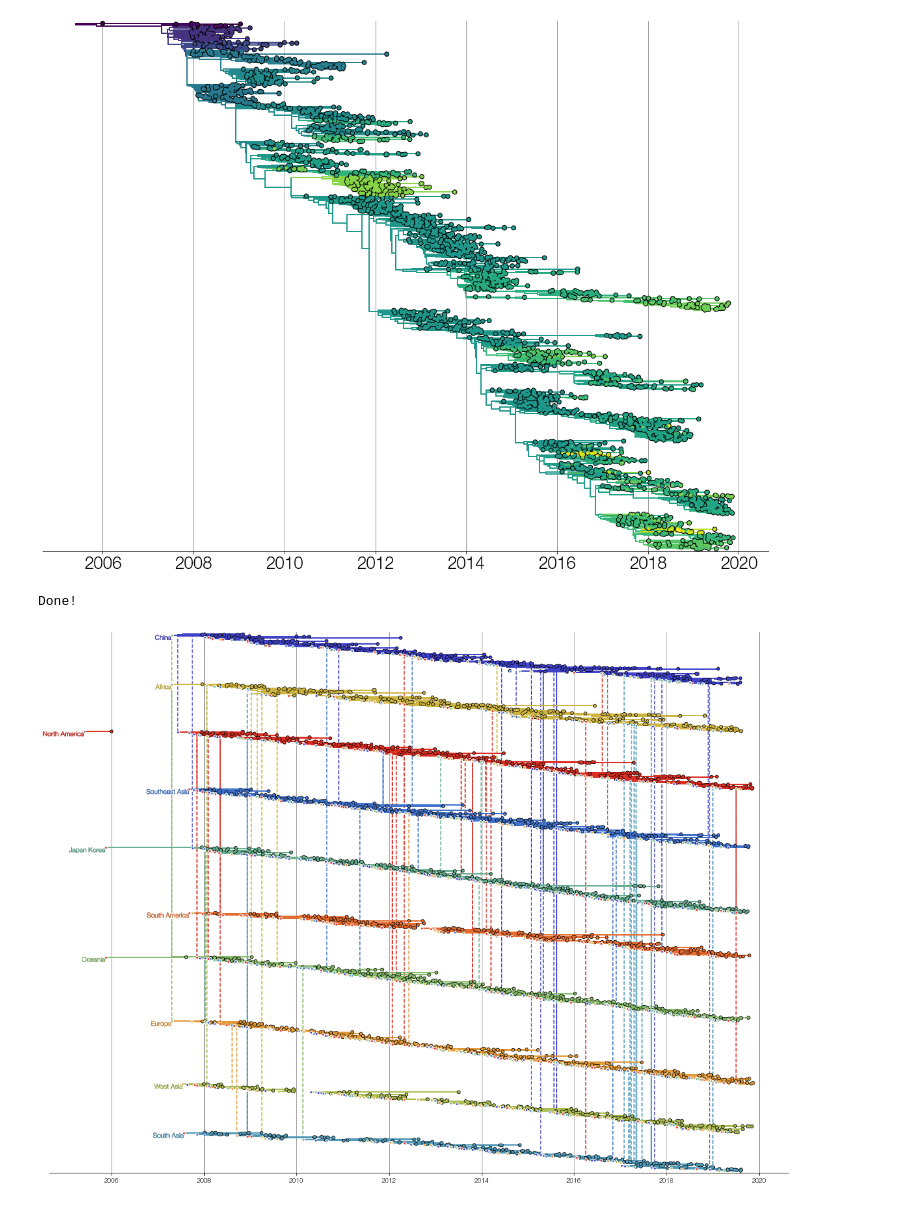
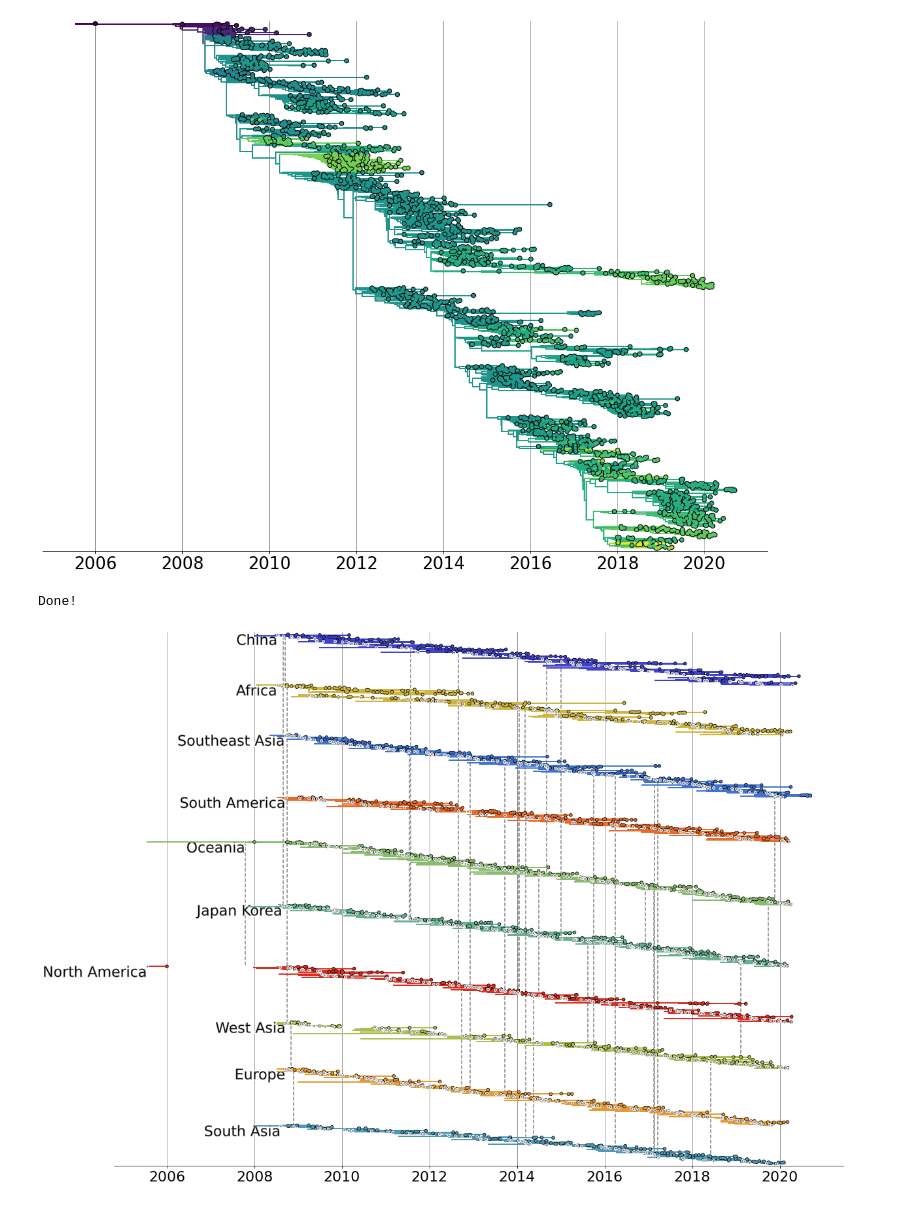
Before and after one commit to evogytis/baltic, a Jupyter notebook: docs/notebooks/galindia.ipynb, the cells around one changed output. Drawn from its saved outputs; the diff is of its cells as text; code cells hidden in the pictures.

```diff
--- a/docs/notebooks/galindia.ipynb
+++ b/docs/notebooks/galindia.ipynb
@@ -7,52 +7,34 @@ galindia is a Jupyter notebook that provides some example code of how to combine
 ------------
 
 Copyright 2017 [Gytis Dudas](https://twitter.com/evogytis). Licensed under a [Creative Commons Attribution-NonCommercial-ShareAlike 4.0 International License](http://creativecommons.org/licenses/by-nc-sa/4.0/).
-# %%
-try:
-    import imp
-    bt = imp.load_source('baltic', '/Users/evogytis/Documents/baltic/baltic.py')
-except:
-    import importlib.machinery
-    import importlib.util
-    loader = importlib.machinery.SourceFileLoader('baltic','/Users/evogytis/Documents/baltic/baltic.py')
-    spec = importlib.util.spec_from_loader(loader.name, loader)
-    bt = importlib.util.module_from_spec(spec)
-    loader.exec_module(bt)
 # %%
 from IPython.display import HTML
 import re,copy,json
 
-%matplotlib inline
 import matplotlib as mpl
 from matplotlib import pyplot as plt
 import matplotlib.patheffects as path_effects
 
+import baltic as bt
+
 import numpy as np
 
-try:
-    from StringIO import StringIO as sio
-    from cStringIO import StringIO as csio
-except ImportError:
-    from io import StringIO as sio
-    from io import BytesIO as csio
+from io import StringIO as sio
+from io import BytesIO as csio
 
 import requests
 json_url='http://data.nextstrain.org/flu_seasonal_h3n2_ha_12y.json'
-nx_tree=json.load(csio(requests.get(json_url).content))
+nx_json=json.load(csio(requests.get(json_url).content))
 
-tree=nx_tree['tree']
-meta=nx_tree['meta']
+json_translation={'absoluteTime':lambda k: k.traits['node_attrs']['num_date']['value'],'name':'name'} ## allows baltic to find correct attributes in JSON, height and name are required at a minimum
+ll,meta=bt.loadJSON(nx_json,json_translation=json_translation) ## give loadJSON the name of the tree file, the translation dictionary and (optionally) the meta file
 
-typeface='Helvetica Neue'
+typeface='sans'
 mpl.rcParams['font.weight']=300
 mpl.rcParams['axes.labelweight']=300
 mpl.rcParams['font.family']=typeface
 mpl.rcParams['font.size']=22
 
-json_translation={'absoluteTime':lambda k: k.traits['node_attrs']['num_date']['value'],'name':'name'} ## allows baltic to find correct attributes in JSON, height and name are required at a minimum
-json_meta={'file':meta,'traitName':'region'} ## if you want auspice stylings you can import the meta file used on nextstrain.org
-ll=bt.loadJSON(tree,json_translation,json_meta) ## give loadJSON the name of the tree file, the translation dictionary and (optionally) the meta file
-
 path='<iframe style="border: 0; width: 100%; height: 120px;" src="https://bandcamp.com/EmbeddedPlayer/track=2975389283/size=large/bgcol=333333/linkcol=e32c14/tracklist=false/artwork=small/transparent=true/" seamless><a href="http://marlonwilliams.bandcamp.com/track/vampire-again">Vampire Again by Marlon Williams</a></iframe>'
 
 print('Done!')
@@ -109,18 +98,9 @@ cmap=mpl.cm.viridis
 
 x_attr=lambda k: k.absoluteTime
 c_func=lambda k: cmap(norm(k.traits[continuousTrait])) if continuousTrait in k.traits else 'k'
-b_func=lambda k: 2
-s_func=lambda k: 30
-su_func=lambda k: s_func(k)*2
-cu_func=lambda k: 'k'
-z_func=lambda k: 20000 if k.branchType=='leaf' else 100-len(k.leaves)
-kwargs={'solid_capstyle':'round'}
 
-ll.plotTree(ax,x_attr=x_attr,branchWidth=b_func,colour_function=c_func,zorder_function=z_func,**kwargs)
-ll.plotPoints(ax,x_attr=x_attr,size_function=s_func,
-                    colour_function=c_func,zorder_function=lambda k:20002)
-ll.plotPoints(ax,x_attr=x_attr,size_function=su_func,
-                    colour_function=cu_func,zorder_function=lambda k:20001)
+ll.plotTree(ax,x_attr=x_attr,width=2,colour=c_func,zorder=20000)
+ll.plotPoints(ax,x_attr=x_attr,size=30,colour=c_func,zorder=20002)
 
 ax.set_ylim(-10,ll.ySpan+10)
 
@@ -133,7 +113,7 @@ ax.set_yticklabels([])
 
 plt.show()
 # %% [output]
-[figure, old version]
+[figure, new version]
 # %%
 branchWidth=2
 tipSize=30
@@ -189,15 +169,13 @@ tipSize=15
 
 mostRecent=max([k.absoluteTime for k in ll.Objects])
 descent=ll.getBranches(lambda k: k.absoluteTime==mostRecent)
+if isinstance(descent,list): descent=descent[0]
 
 trunk_indices=[]
 while descent:
     trunk_indices.append(descent.index)
     descent=descent.parent
 trunk_indices.append(ll.root.index)
-
-# trunk=ll.reduceTree([k for k in ll.Objects if k.absoluteTime==mostRecentTip])
-# trunk_indices=[k.index for k in trunk.Objects]
 
 cumulative_y=0
 for loc in sorted(loc_states,key=lambda q:sum([sum([o.length for o in T[2].Objects]) for T in loc_trees[q]])): ## iterate over trait values
@@ -214,7 +192,7 @@ for loc in sorted(loc_states,key=lambda q:sum([sum([o.length for o in T[2].Objec
 
         oriC='grey'
         if origin in ll.cmap:
-            oriC=ll.cmap[origin] ## get colour of subtree's origin location
+            oriC=ll.cmap[traitName][origin] ## get colour of subtree's origin location
 
         if len([ob for ob in loc_tree.Objects if isinstance(ob,bt.leaf)])>0: ## proceed only if there's at least one tip in subtree
             ## identify branch on the trunk
@@ -234,7 +212,7 @@ for loc in sorted(loc_states,key=lambda q:sum([sum([o.length for o in T[2].Objec
                 if w.traits[traitName]=='ancestor':
                     c='grey'
                 else:
-                    c=ll.cmap[w.traits[traitName]]
+                    c=ll.cmap[traitName][w.traits[traitName]]
                 y=w.y+cumulative_y
                 x=w.absoluteTime
                 if y!=None:
@@ -249,32 +227,32 @@ for loc in sorted(loc_states,key=lambda q:sum([sum([o.length for o in T[2].Objec
                         ax.scatter(x,y,s=tipSize,facecolor=c,edgecolor='none',zorder=100)
                         ax.scatter(x,y,s=tipSize*2,facecolor='k',edgecolor='none',zorder=99)
 
                     elif isinstance(w,bt.node): ## if node - plot vertical bar
                         yl=w.children[0].y+cumulative_y
                         yr=w.children[-1].y+cumulative_y
 
                         ax.plot([x,x],[yl,yr],color=c,lw=branchWidth,zorder=98) ## plot vertical bar
 
                     ax.plot([x,xp],[y,y],color=c,lw=branchWidth,zorder=98) ## plot branch
 
             oriX=loc_tree.root.absoluteTime
             oriY=loc_tree.root.y+cumulative_y
 
             ax.scatter(oriX,oriY,15,facecolor=oriC,edgecolor='w',lw=1,zorder=200) ## add big circle at base of tree to indicate origin
 
             cumulative_y+=max([x.y for x in loc_tree.Objects])+2 ## increment y displacement
 
 ax.xaxis.tick_bottom()
 ax.yaxis.tick_left()
 
 [ax.spines[loc].set_visible(False) for loc in ax.spines if loc!='bottom']
 
 ax.grid(axis='x',ls='-',color='grey')
 ax.tick_params(axis='y',size=0)
 ax.set_yticklabels([])
 ax.set_ylim(-15,cumulative_y+15)
 
 plt.show()
 # %% [output]
-[figure, old version]
+[figure, new version]
 # %%
```
Also changed, not shown: parts of 4 cells of this notebook.
